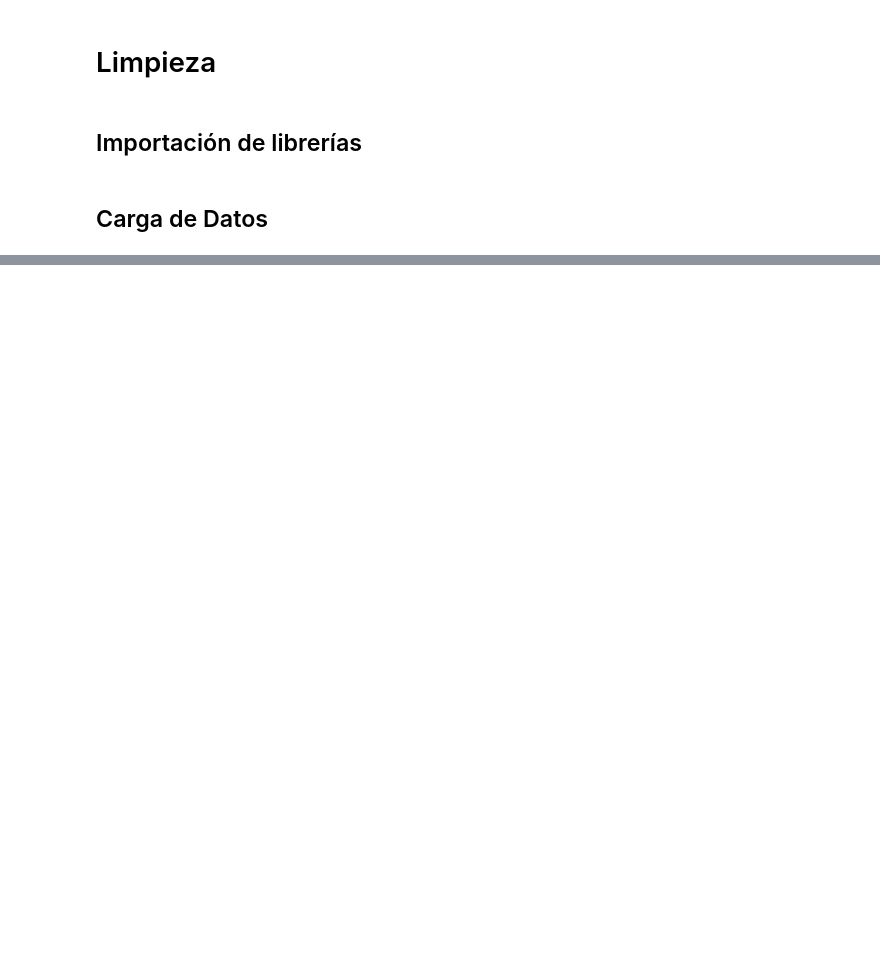
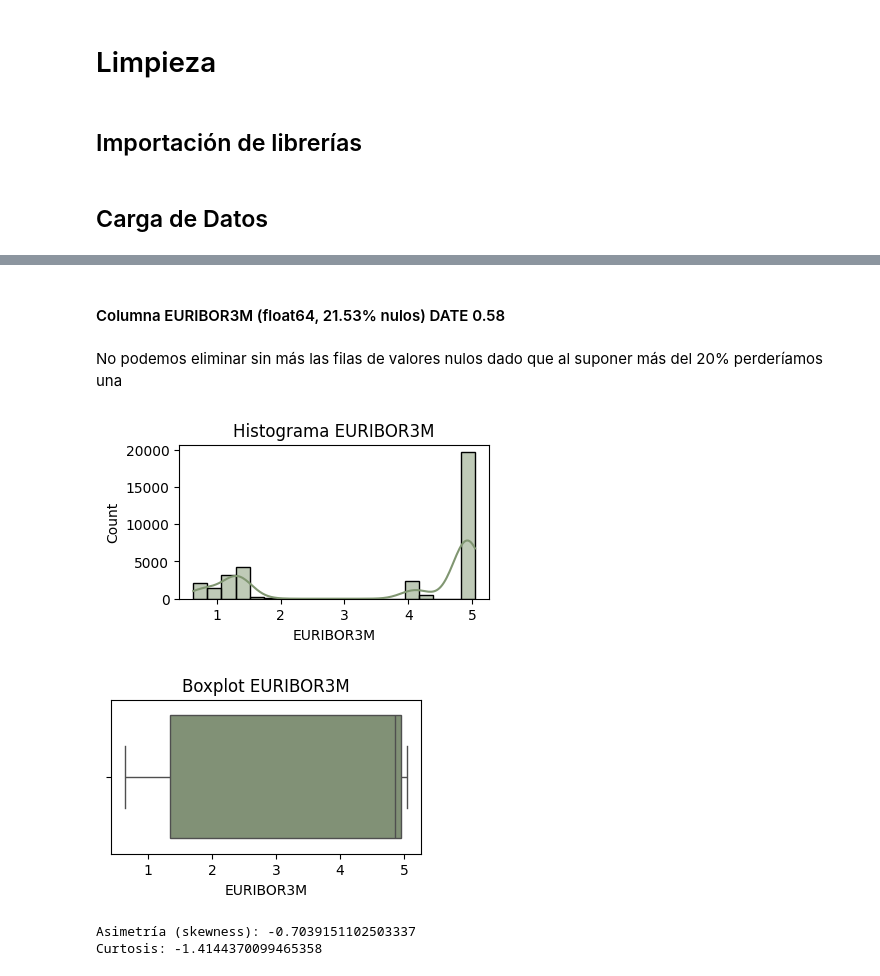
Before and after one commit to PalomaDA/DataProyect_EDA_Python, a Jupyter notebook: 02-limpieza.ipynb, the cells around one changed output, grey strips where cells are left out. Cells and saved outputs as stored; diff of their text form; code cells hidden in the pictures; blank space fills up the shorter version.

```diff
--- a/02-limpieza.ipynb
+++ b/02-limpieza.ipynb
@@ -27,0 +51,26 @@ df_customer.sample(2)
+# %% [markdown]
+#### Columna EURIBOR3M (float64, 21.53% nulos)  DATE 0.58
+# %% [markdown]
+No podemos eliminar sin más las filas de valores nulos dado que al suponer más del 20% perderíamos una
+# %%
+plt.figure(figsize=(4,2))
+sns.histplot(df_bank['EURIBOR3M'].dropna(), kde=True, color='#809671')
+plt.title("Histograma EURIBOR3M")
+plt.show()
+
+plt.figure(figsize=(4,2))
+sns.boxplot(x=df_bank['EURIBOR3M'], color='#809671')
+plt.title("Boxplot EURIBOR3M")
+plt.show()
+# %% [output]
+[figure, added]
+[figure, added]
+# %%
+skewness = df_bank['EURIBOR3M'].dropna().skew()
+kurtosis = df_bank['EURIBOR3M'].dropna().kurt()
+
+print("Asimetría (skewness):", skewness)
+print("Curtosis:", kurtosis)
+# %% [output]
+Asimetría (skewness): -0.7039151102503337
+Curtosis: -1.4144370099465358
```
Also changed, not shown: parts of 38 cells of this notebook, 13 other files.
